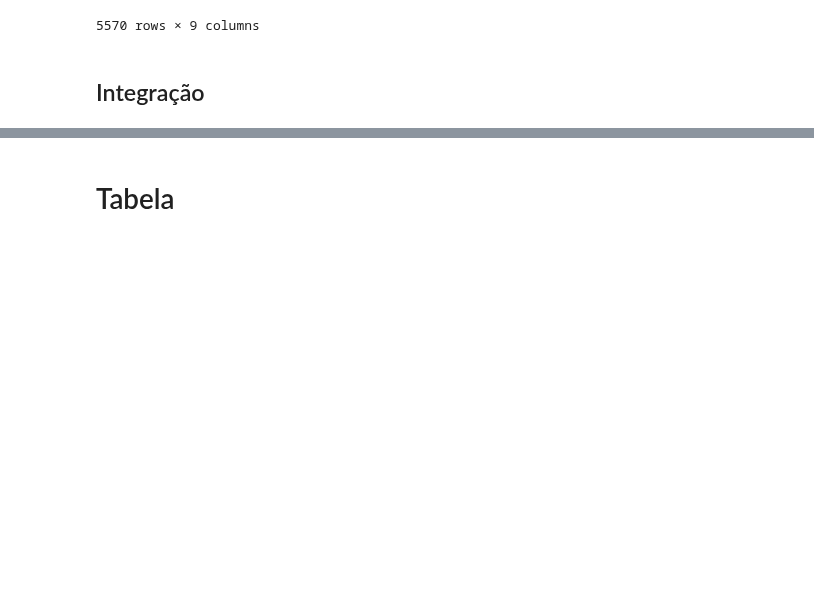
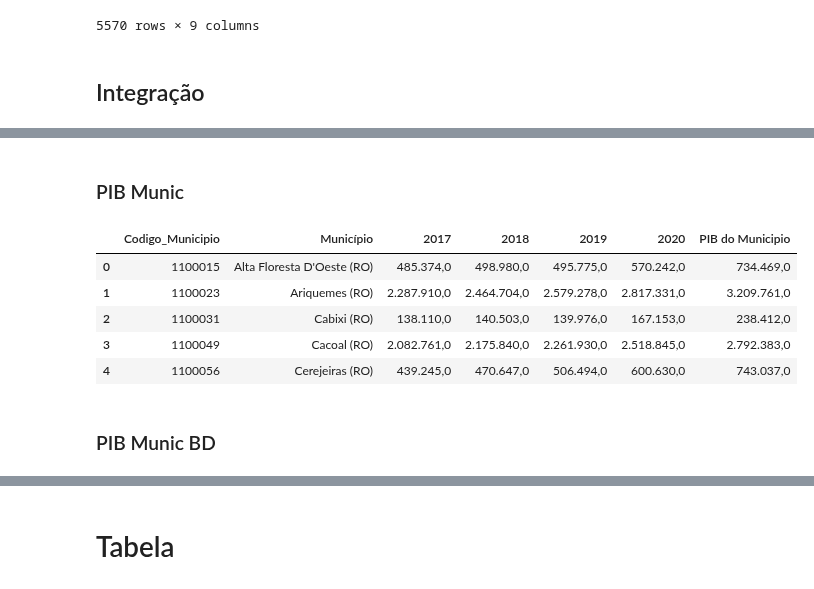
Before and after one commit to AHChaves/IC-InSAN, a Jupyter notebook: integracao.ipynb, the cells around one changed output, grey strips where cells are left out. Drawn from its saved outputs; the diff is of its cells as text; code cells hidden in the pictures; blank space fills up the shorter version.

```diff
--- a/integracao.ipynb
+++ b/integracao.ipynb
@@ -841,0 +885,15 @@ memory usage: 3.4+ MB
+# %% [markdown]
+### PIB Munic
+# %%
+pib_Munic = pib_Munic.rename(columns={'PIB do Municipio': '2020', '2021': 'PIB do Municipio'})
+# %%
+pib_Munic.head()
+# %% [output]
+|  | Codigo_Municipio | Município | 2017 | 2018 | 2019 | 2020 | PIB do Municipio |
+| 0 | 1100015 | Alta Floresta D'Oeste (RO) | 485.374,0 | 498.980,0 | 495.775,0 | 570.242,0 | 734.469,0 |
+| 1 | 1100023 | Ariquemes (RO) | 2.287.910,0 | 2.464.704,0 | 2.579.278,0 | 2.817.331,0 | 3.209.761,0 |
+| 2 | 1100031 | Cabixi (RO) | 138.110,0 | 140.503,0 | 139.976,0 | 167.153,0 | 238.412,0 |
+| 3 | 1100049 | Cacoal (RO) | 2.082.761,0 | 2.175.840,0 | 2.261.930,0 | 2.518.845,0 | 2.792.383,0 |
+| 4 | 1100056 | Cerejeiras (RO) | 439.245,0 | 470.647,0 | 506.494,0 | 600.630,0 | 743.037,0 |
+# %% [markdown]
+### PIB Munic BD
```
Also changed, not shown: parts of 39 cells of this notebook, 1 other file.
